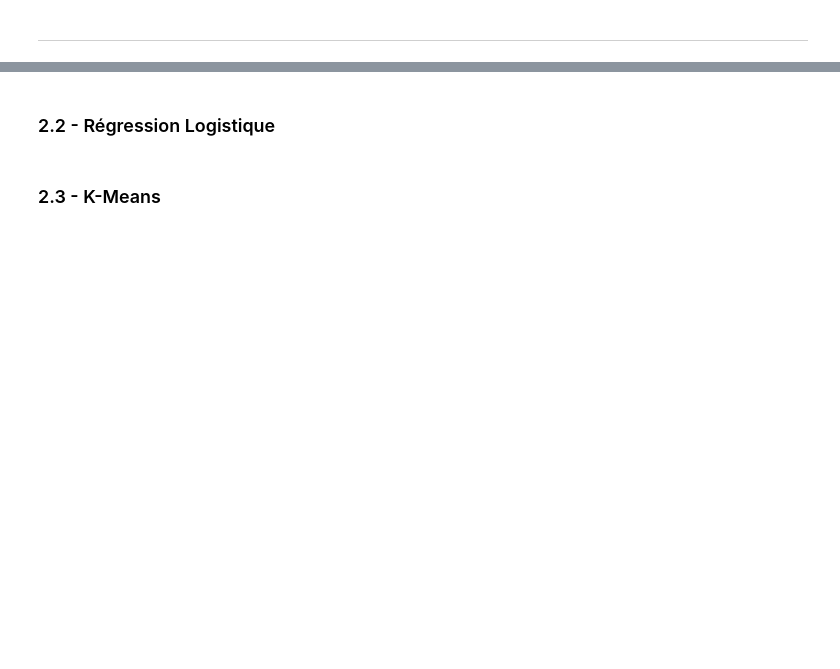
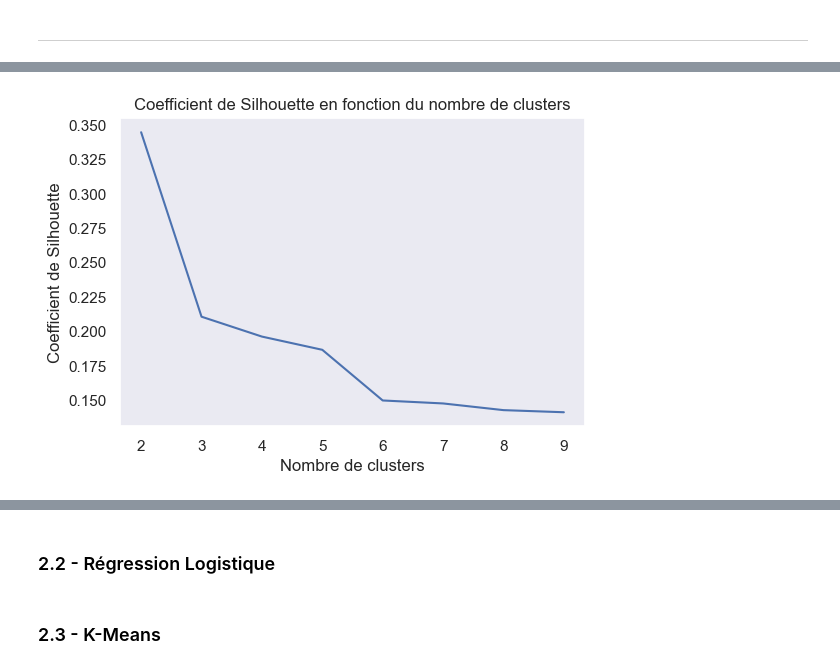
Before and after one commit to lengocduyvu/oncfm-detection-faux-billets, a Jupyter notebook: notebooks/oncfm-analyse.ipynb, the cells around one changed output, grey strips where cells are left out. Cells and saved outputs as stored; diff of their text form; code cells hidden in the pictures; blank space fills up the shorter version.

```diff
--- a/notebooks/oncfm-analyse.ipynb
+++ b/notebooks/oncfm-analyse.ipynb
@@ -596,0 +622,18 @@ X_train, X_test, y_train, y_test = train_test_split(X_scaled, y, test_size=0.2,
+# %%
+# Détermination du nombre de clusters optimal pour le KMeans avec le coefficient de silhouette
+silhouette_scores = []
+for n_clusters in range(2, 10):
+    kms = KMeans(init="k-means++", n_clusters=n_clusters, random_state=42, n_init='auto')
+    kms.fit(X_scaled)
+    kms_labels = kms.predict(X_scaled)
+    silhouette_scores.append(silhouette_score(X_scaled, kms_labels))
+
+fig, ax = plt.subplots(figsize=(6,4))
+plt.plot(range(2, 10), silhouette_scores)
+plt.xlabel('Nombre de clusters')
+plt.ylabel('Coefficient de Silhouette')
+plt.title('Coefficient de Silhouette en fonction du nombre de clusters')
+plt.grid()
+plt.show()
+# %% [output]
+[figure, added]
```
Also changed, not shown: parts of 32 cells of this notebook.
